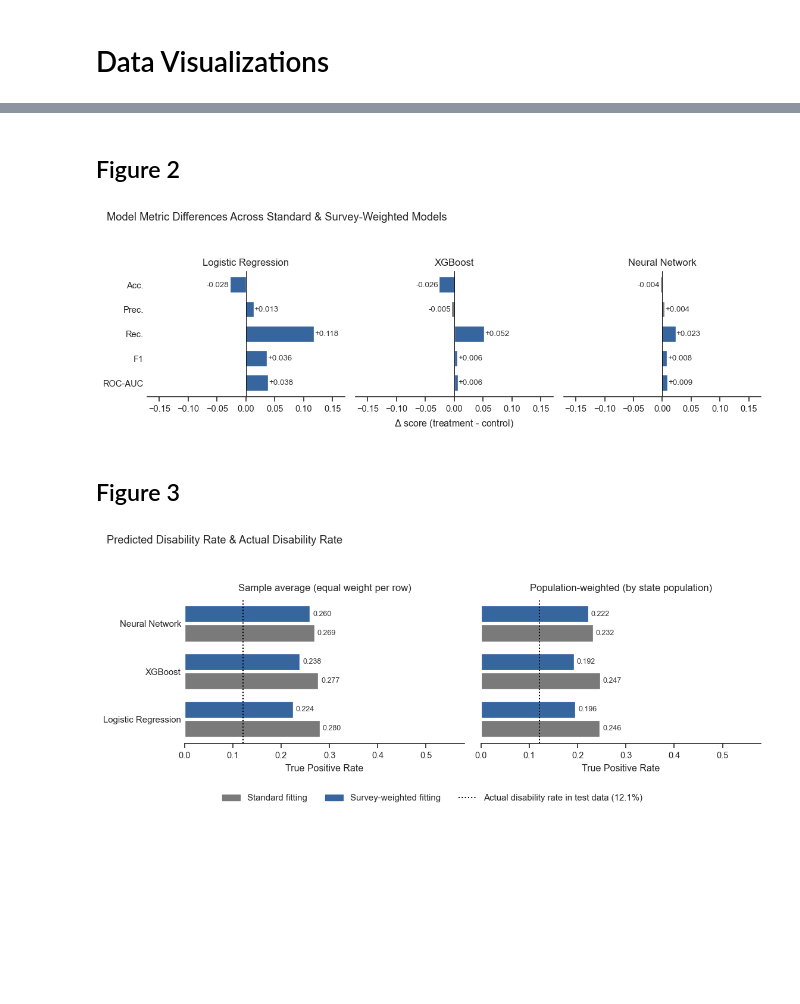
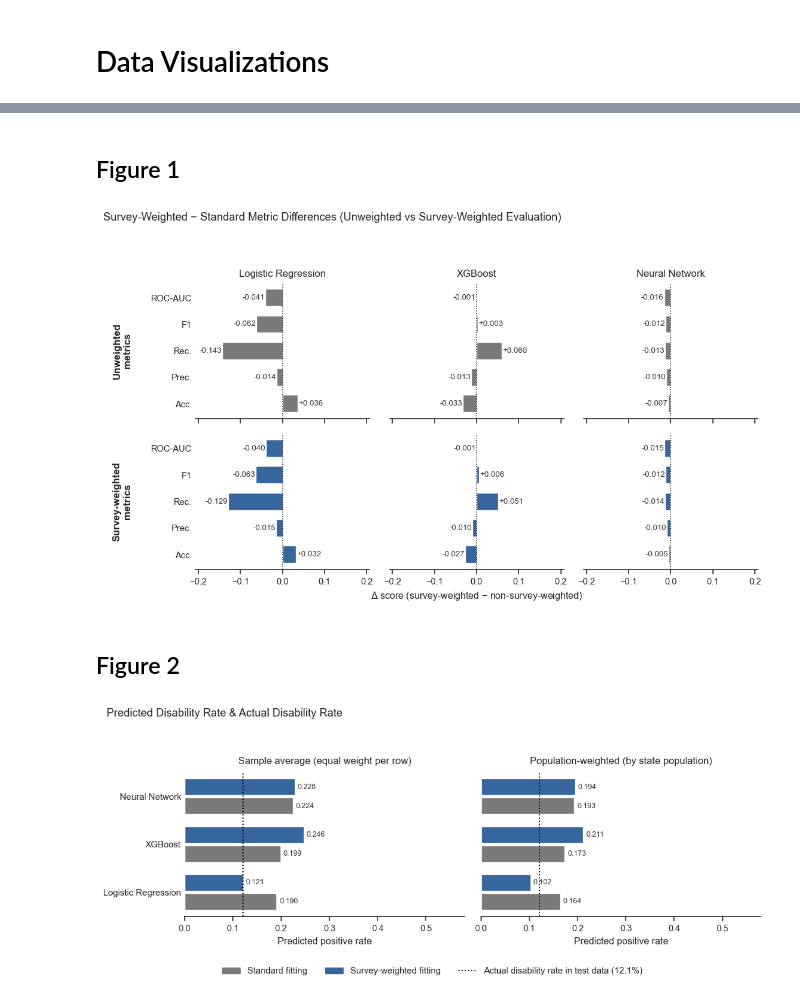
Before and after one commit to Dannypham142/Machine-Learning-Model-Training-with-Complex-Sample-Survey, a Jupyter notebook: ml_pipeline/create_figures.ipynb, the cells around one changed output, grey strips where cells are left out. Drawn from its saved outputs; the diff is of its cells as text; code cells hidden in the pictures; blank space fills up the shorter version.

```diff
--- a/ml_pipeline/create_figures.ipynb
+++ b/ml_pipeline/create_figures.ipynb
@@ -25,9 +25,9 @@ GREY = "#7a7a7a"
 ACCENT = sns.color_palette("mako", n_colors=6)[2]
 
 MODELS = {
-    "Logistic Regression": ("logistic_regression_survey_weights", "data/test_labeled_logistic_regression.parquet"),
-    "XGBoost":             ("xgboost_survey_weights",             "data/test_labeled_xgboost.parquet"),
-    "Neural Network":      ("neural_network_survey_weights",      "data/test_labeled_neural_network.parquet"),
+    "Logistic Regression" : ("logistic_regression_survey_weights", "data/test_labeled_logistic_regression.parquet"),
+    "XGBoost" : ("xgboost_survey_weights", "data/test_labeled_xgboost.parquet"),
+    "Neural Network" : ("neural_network_survey_weights", "data/test_labeled_neural_network.parquet"),
 }
 MODEL_ORDER = list(MODELS.keys())
 VARIANTS = ("standard", "survey_weighted")
@@ -35,7 +35,8 @@ TARGET = "Disability (recoded)_With a disability"
 TEST_PARQUET = "data/test.parquet"
 TRUE_POSITIVE_RATE = 0.1214
 
-# Loading most recent model results from Mlflow
+# For each (model, variant) pick the test run with the highest survey-weighted
+# ROC-AUC (test_weighted_roc_auc), not merely the most recent.
 client = MlflowClient()
 rows = []
 for model, (exp_name, _) in MODELS.items():
@@ -44,7 +45,7 @@ for model, (exp_name, _) in MODELS.items():
         runs = client.search_runs(
             experiment_ids=[exp.experiment_id],
             filter_string=f"attributes.run_name = '{variant}_test'",
-            order_by=["start_time DESC"],
+            order_by=["metrics.test_weighted_roc_auc DESC"],
             max_results=1,
         )
         for k, v in runs[0].data.metrics.items():
@@ -119,42 +58,57 @@ plt.show()
 # %% [markdown]
-## Figure 2
+## Figure 1
 # %%
 metric_order = ["accuracy", "precision", "recall", "f1", "roc_auc"]
 metric_labels = {"accuracy": "Acc.", "precision": "Prec.", "recall": "Rec.",
                  "f1": "F1", "roc_auc": "ROC-AUC"}
 
 delta_df = (metrics_df.pivot_table(index=["model", "weighting", "metric"],
                                    columns="variant", values="value")
                       .reset_index())
-delta_df["delta"] = delta_df["standard"] - delta_df["survey_weighted"]
-sub = delta_df[delta_df["weighting"] == "unweighted"]
+delta_df["delta"] = delta_df["survey_weighted"] - delta_df["standard"]
 
-fig, axes = plt.subplots(1, 3, figsize=(9.5, 3.2), sharex=True, sharey=True)
-xmax = float(sub["delta"].abs().max()) * 1.45
-for ax, model in zip(axes, MODEL_ORDER):
-    row = sub[sub["model"] == model].set_index("metric").loc[metric_order]
-    colors = [ACCENT if abs(d) > 0.005 else GREY for d in row["delta"]]
-    y_labels = [metric_labels[m] for m in metric_order]
-    ax.barh(y_labels, row["delta"].values, color=colors, height=0.65)
-    for y, d in zip(range(len(y_labels)), row["delta"].values):
-        ax.text(d + (0.001 if d >= 0 else -0.001), y, f"{d:+.3f}",
-                ha="left" if d >= 0 else "right", va="center", fontsize=8,
-                color="#333333")
-    ax.axvline(0, color="black", linewidth=0.6)
-    ax.set_title(model, fontsize=10)
-    ax.set_xlim(-xmax, xmax)
-    ax.spines["left"].set_visible(False)
-    ax.tick_params(axis="y", length=0)
-    ax.invert_yaxis()
-axes[1].set_xlabel(r"$\Delta$ score (treatment - control)")
-fig.suptitle("Model Metric Differences Across Standard & Survey-Weighted Models",
+# Top row: deltas on the unweighted metrics; bottom row: deltas on the
+# survey-weighted metrics from the MLflow-derived dataframe.
+row_weightings = [("unweighted", "Unweighted\nmetrics"),
+                  ("weighted", "Survey-weighted\nmetrics")]
+
+fig, axes = plt.subplots(2, 3, figsize=(9.5, 5.6), sharex=True, sharey=True)
+xmax = float(delta_df["delta"].abs().max()) * 1.45
+for r, (weighting, rlabel) in enumerate(row_weightings):
+    sub = delta_df[delta_df["weighting"] == weighting]
+    for c, model in enumerate(MODEL_ORDER):
+        ax = axes[r, c]
+        row = sub[sub["model"] == model].set_index("metric").loc[metric_order]
+        # Unweighted row is context (grey); survey-weighted row accents |Δ| > 0.005.
+        if r == 0:
+            colors = [GREY for _ in row["delta"]]
+        else:
+            colors = [ACCENT if abs(d) > 0.005 else GREY for d in row["delta"]]
+        y_labels = [metric_labels[m] for m in metric_order]
+        ax.barh(y_labels, row["delta"].values, color=colors, height=0.65)
+        for y, d in enumerate(row["delta"].values):
+            ax.text(d + (0.001 if d >= 0 else -0.001), y, f"{d:+.3f}",
+                    ha="left" if d >= 0 else "right", va="center", fontsize=8,
+                    color="#333333")
+        ax.axvline(0, color="black", linewidth=0.9, linestyle=":")
+        ax.set_xlim(-xmax, xmax)
+        ax.spines["left"].set_visible(False)
+        ax.tick_params(axis="y", length=0)
+        ax.invert_yaxis()
+        if r == 0:
+            ax.set_title(model, fontsize=10)
+    axes[r, 0].annotate(rlabel, xy=(-0.42, 0.5), xycoords="axes fraction",
+                        rotation=90, ha="center", va="center",
+                        fontsize=10, fontweight="bold")
+axes[1, 1].set_xlabel(r"$\Delta$ score (survey-weighted − non-survey-weighted)")
+fig.suptitle("Survey-Weighted − Standard Metric Differences (Unweighted vs Survey-Weighted Evaluation)",
              x=0.02, y=0.995, ha="left", fontsize=11)
-fig.tight_layout(rect=[0, 0, 1, 0.93])
+fig.tight_layout(rect=[0.03, 0, 1, 0.93])
 plt.show()
 # %% [output]
-[figure, old version]
+[figure, new version]
 # %% [markdown]
-## Figure 3
+## Figure 2
 # %%
 labeled = {name: pl.read_parquet(parquet) for name, (_, parquet) in MODELS.items()}
 state_pop = pl.read_parquet(TEST_PARQUET, columns=["State population"])["State population"].to_numpy()
@@ -193,7 +147,7 @@ for ax, weighting in zip(axes, ["unweighted", "population-weighted"]):
     ax.set_yticks(y)
     ax.set_yticklabels(MODEL_ORDER, fontsize=9)
     ax.set_xlim(0, 0.58)
-    ax.set_xlabel("True Positive Rate")
+    ax.set_xlabel("Predicted positive rate")
     ax.set_title(subtitle_map[weighting], fontsize=10, pad=8)
     ax.spines["left"].set_visible(False)
     ax.tick_params(axis="y", length=0)
@@ -213,5 +167,5 @@ fig.suptitle("Predicted Disability Rate & Actual Disability Rate",
 fig.tight_layout(rect=[0, 0.08, 1, 0.93])
 plt.show()
 # %% [output]
-[figure, old version]
+[figure, new version]
 # %% [markdown]
```
Also changed, not shown: parts of 6 cells of this notebook, 4 other files.
